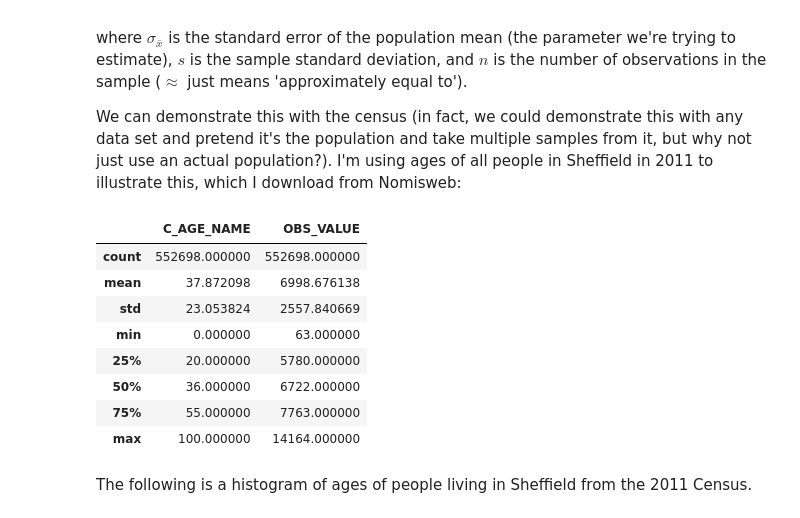
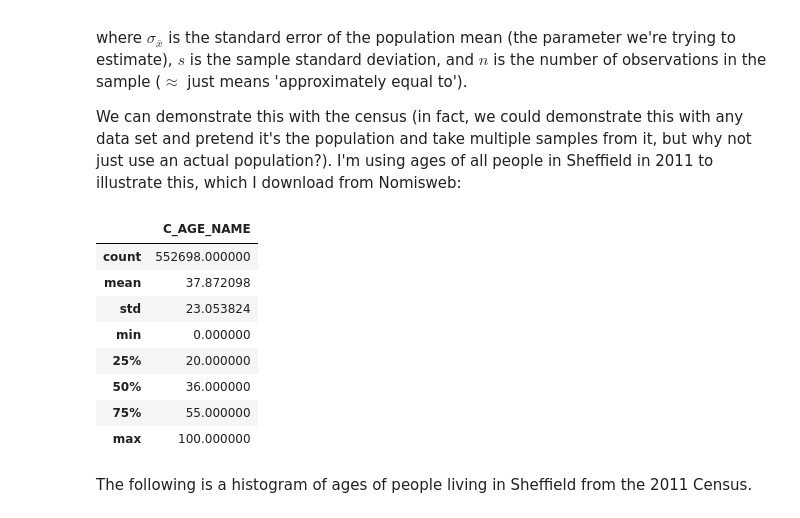
Before and after one commit to philmikejones/stats101, a Jupyter notebook: notebooks/stats101.ipynb, the cells around one changed output. Cells and saved outputs as stored; diff of their text form; code cells hidden in the pictures.

Commit message:
drop OBS_VALUE from age data sets

```diff
--- a/notebooks/stats101.ipynb
+++ b/notebooks/stats101.ipynb
@@ -335,35 +335,37 @@ I'm using ages of all people in Sheffield in 2011 to illustrate this, which I do
 # %%
 if not os.path.isfile("../data/external/age.csv"):
     age = "https://www.nomisweb.co.uk/api/v01/dataset/NM_503_1.data.csv?date=latest&geography=1946157123&rural_urban=0&c_age=1...101&measures=20100&signature=NPK-0c73734c0f725c979cee3a:0xa9b892a105be9e9449cdb6c88bdac678e12b229e"
     age = requests.get(age)
     age = age.text
     outfile = open("../data/external/age.csv", "w")
     outfile.write(age)
 
 age = pd.read_csv("../data/external/age.csv")
 age = age[["C_AGE_NAME", "OBS_VALUE"]]
 age.C_AGE_NAME = age.C_AGE_NAME.str.replace("Age under 1", "0")
 age.C_AGE_NAME = age.C_AGE_NAME.str.replace(" and over", "")
 age.C_AGE_NAME = age.C_AGE_NAME.str.replace("Age ", "")
 age.C_AGE_NAME = pd.to_numeric(age.C_AGE_NAME)
 sum_obsvalue = age.OBS_VALUE.sum()  # for checks
 
 age = age.loc[age.index.repeat(age["OBS_VALUE"])]
 
 if len(age.index) != sum_obsvalue:
     raise Exception("age data frame not spread correctly")
 
+age = age.drop("OBS_VALUE", axis = 1)  # default 'axis' is 'index'
+
 age.describe()
 # %% [output]
-|  | C_AGE_NAME | OBS_VALUE |
-| count | 552698.000000 | 552698.000000 |
-| mean | 37.872098 | 6998.676138 |
-| std | 23.053824 | 2557.840669 |
-| min | 0.000000 | 63.000000 |
-| 25% | 20.000000 | 5780.000000 |
-| 50% | 36.000000 | 6722.000000 |
-| 75% | 55.000000 | 7763.000000 |
-| max | 100.000000 | 14164.000000 |
+|  | C_AGE_NAME |
+| count | 552698.000000 |
+| mean | 37.872098 |
+| std | 23.053824 |
+| min | 0.000000 |
+| 25% | 20.000000 |
+| 50% | 36.000000 |
+| 75% | 55.000000 |
+| max | 100.000000 |
 # %% [markdown]
 The following is a histogram of ages of people living in Sheffield from the 2011 Census.
 # %%
```
Also changed, not shown: parts of 1 cell of this notebook.
